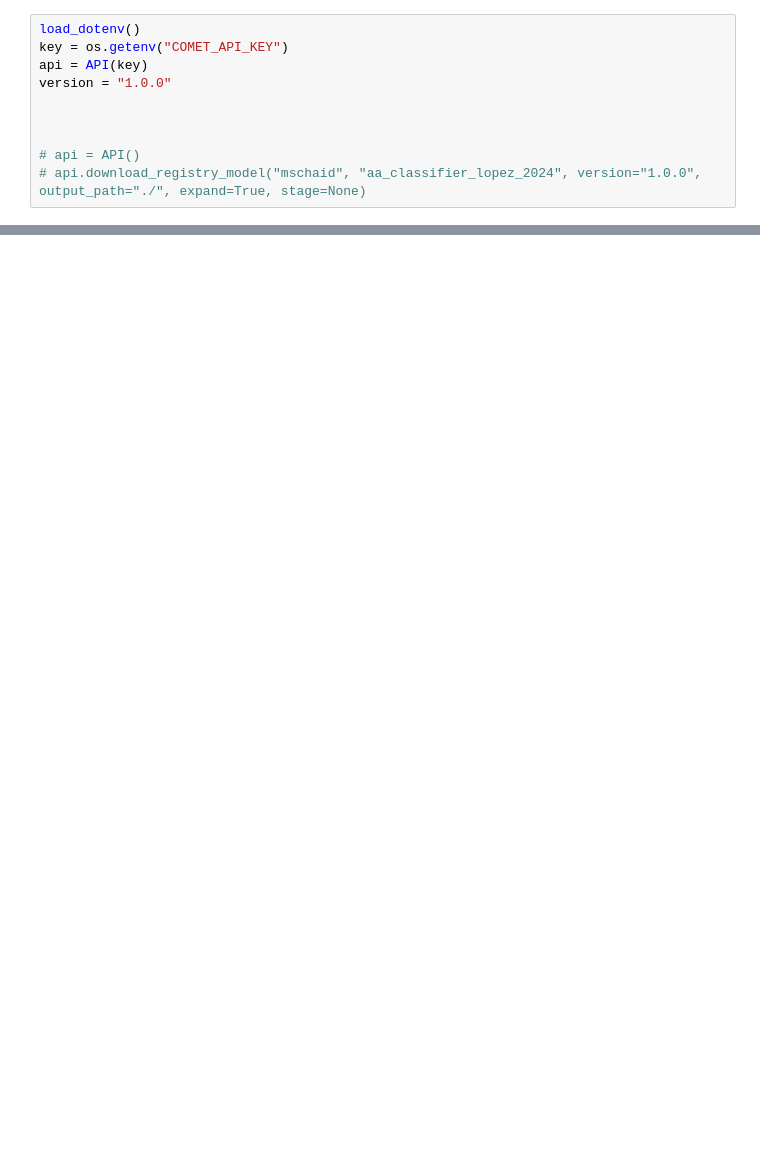
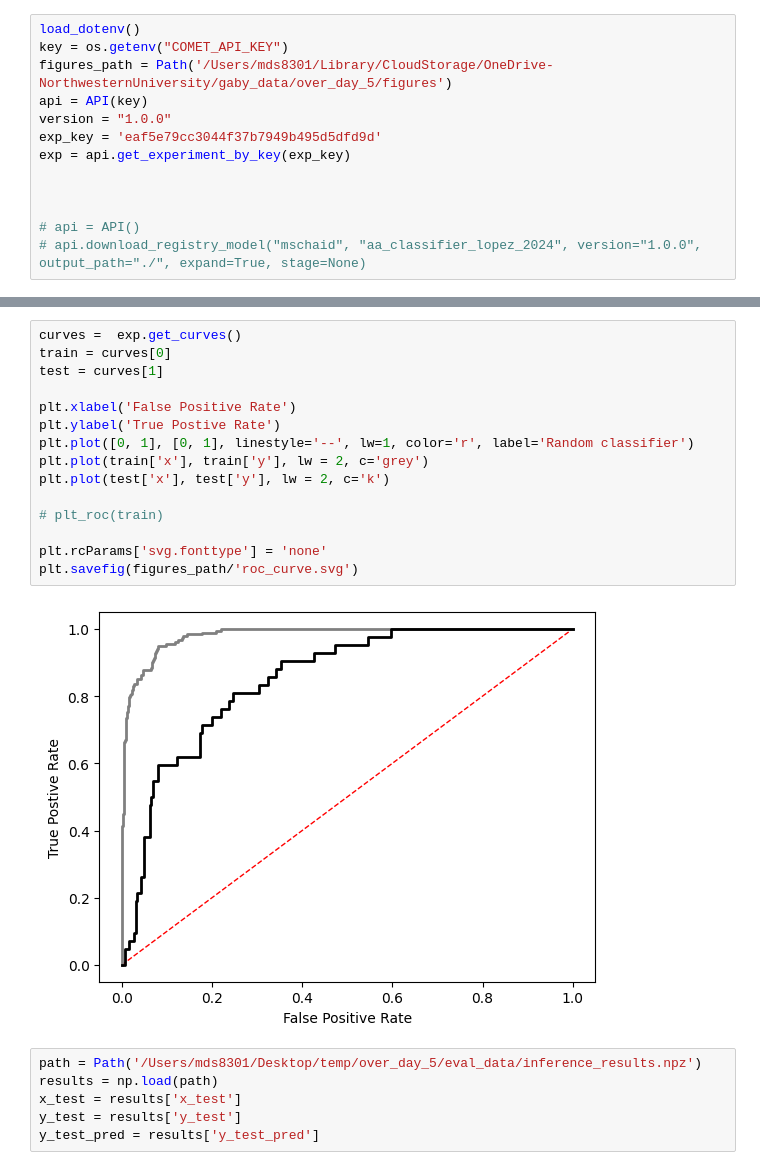
Before and after one commit to Mschaid/transphorm, a Jupyter notebook: reports/final_aa_classifier.ipynb, the cells around one changed output, grey strips where cells are left out. Drawn from its saved outputs; the diff is of its cells as text; blank space fills up the shorter version.

```diff
--- a/reports/final_aa_classifier.ipynb
+++ b/reports/final_aa_classifier.ipynb
@@ -10,8 +35,11 @@ import polars.selectors as cs
 # %%
 load_dotenv()
 key = os.getenv("COMET_API_KEY")
+figures_path = Path('/Users/mds8301/Library/CloudStorage/OneDrive-NorthwesternUniversity/gaby_data/over_day_5/figures')
 api = API(key)
 version = "1.0.0"
+exp_key = 'eaf5e79cc3044f37b7949b495d5dfd9d'
+exp = api.get_experiment_by_key(exp_key)
 
 
 
@@ -153,0 +143,23 @@ shape: (6, 3)
+# %%
+curves =  exp.get_curves()
+train = curves[0]
+test = curves[1]
+
+plt.xlabel('False Positive Rate')
+plt.ylabel('True Postive Rate')
+plt.plot([0, 1], [0, 1], linestyle='--', lw=1, color='r', label='Random classifier')
+plt.plot(train['x'], train['y'], lw = 2, c='grey')
+plt.plot(test['x'], test['y'], lw = 2, c='k')
+
+# plt_roc(train)
+
+plt.rcParams['svg.fonttype'] = 'none'
+plt.savefig(figures_path/'roc_curve.svg')
+# %% [output]
+[figure, added]
+# %%
+path = Path('/Users/mds8301/Desktop/temp/over_day_5/eval_data/inference_results.npz')
+results = np.load(path)
+x_test = results['x_test']
+y_test = results['y_test']
+y_test_pred = results['y_test_pred']
```
Also changed, not shown: parts of 20 cells of this notebook, 4 other files.
